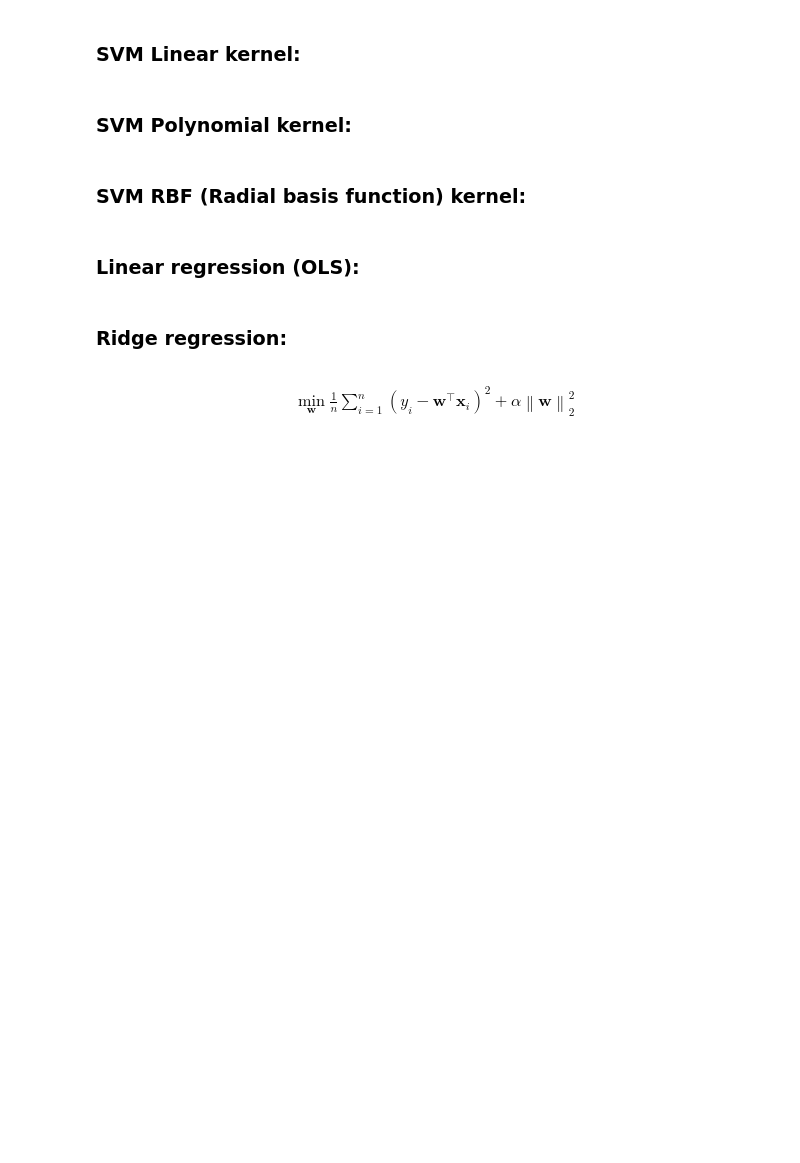
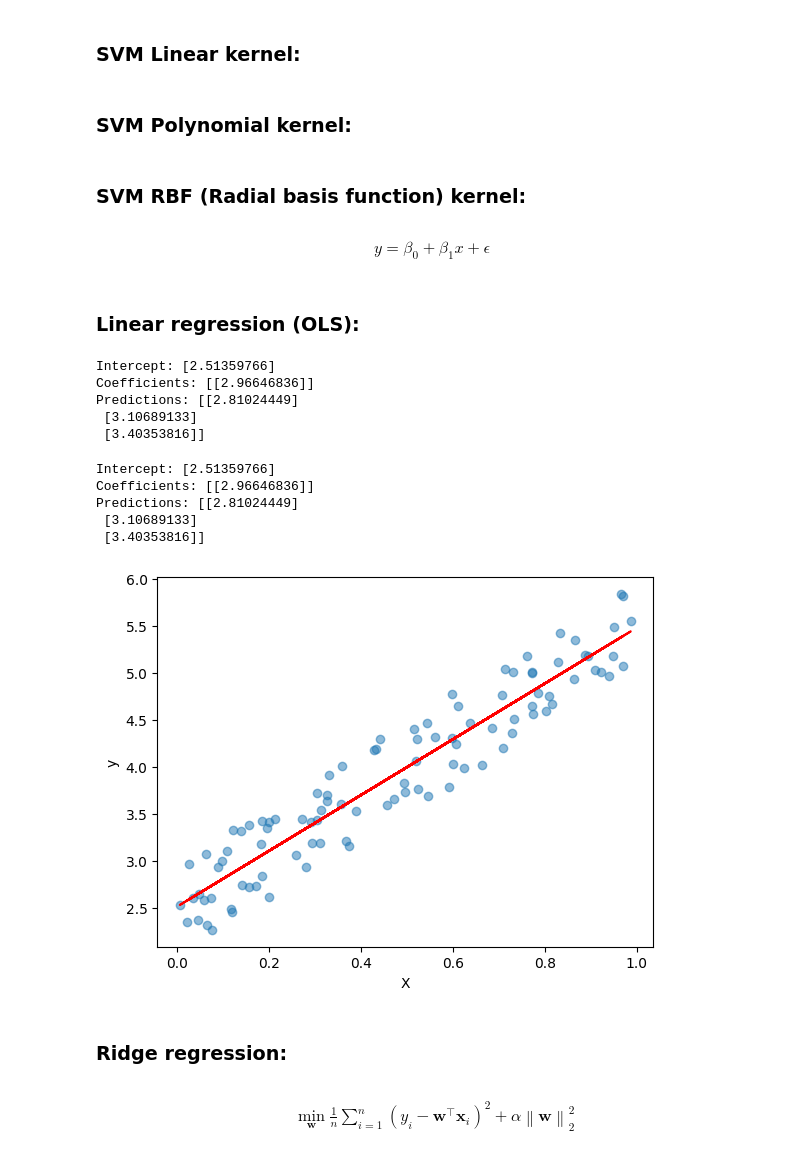
Before and after one commit to DigitalBridgeRDC/DS_Workshop, a Jupyter notebook: notebooks/ml.ipynb, the cells around one changed output. Drawn from its saved outputs; the diff is of its cells as text; code cells hidden in the pictures; blank space fills up the shorter version.

```diff
--- a/notebooks/ml.ipynb
+++ b/notebooks/ml.ipynb
@@ -137,6 +137,8 @@ svm.fit(X_train, y_train)
 
 # Make predictions on the test data
 predictions = svm.predict(X_test)
+# %% [markdown]
+$$ y = \beta_0 + \beta_1 x + \epsilon $$
 # %% [markdown]
 ### Linear regression (OLS):
 # %%
@@ -150,6 +152,73 @@ lr.fit(X_train, y_train)
 
 # Make predictions on the test data
 predictions = lr.predict(X_test)
+# %%
+import numpy as np
+from sklearn.linear_model import LinearRegression
+
+# Generate some random data
+np.random.seed(42)
+X = np.random.rand(100, 1)
+y = 2 + 3 * X + np.random.rand(100, 1)
+
+# Initialize a linear regression model
+model = LinearRegression()
+
+# Fit the model to the data
+model.fit(X, y)
+
+# Print the intercept and coefficients
+print("Intercept:", model.intercept_)
+print("Coefficients:", model.coef_)
+
+# Make predictions on new data
+new_data = np.array([[0.1], [0.2], [0.3]])
+predictions = model.predict(new_data)
+print("Predictions:", predictions)
+# %% [output]
+Intercept: [2.51359766]
+Coefficients: [[2.96646836]]
+Predictions: [[2.81024449]
+ [3.10689133]
+ [3.40353816]]
+# %%
+import numpy as np
+from sklearn.linear_model import LinearRegression
+import matplotlib.pyplot as plt
+
+# Generate some random data
+np.random.seed(42)
+X = np.random.rand(100, 1)
+y = 2 + 3 * X + np.random.rand(100, 1)
+
+# Initialize a linear regression model
+model = LinearRegression()
+
+# Fit the model to the data
+model.fit(X, y)
+
+# Print the intercept and coefficients
+print("Intercept:", model.intercept_)
+print("Coefficients:", model.coef_)
+
+# Make predictions on new data
+new_data = np.array([[0.1], [0.2], [0.3]])
+predictions = model.predict(new_data)
+print("Predictions:", predictions)
+
+# Plot the data and regression line
+plt.scatter(X, y, alpha=0.5)
+plt.plot(X, model.predict(X), color='red')
+plt.xlabel('X')
+plt.ylabel('y')
+plt.show()
+# %% [output]
+Intercept: [2.51359766]
+Coefficients: [[2.96646836]]
+Predictions: [[2.81024449]
+ [3.10689133]
+ [3.40353816]]
+[figure, added]
 # %% [markdown]
 ### Ridge regression:
 # %% [markdown]
```
Also changed, not shown: parts of 13 cells of this notebook.
